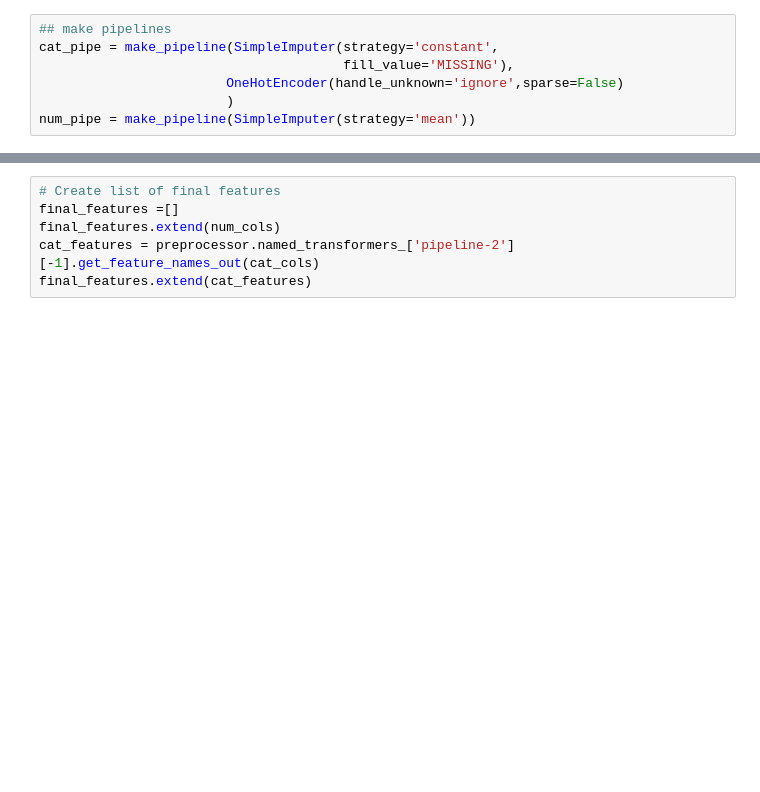
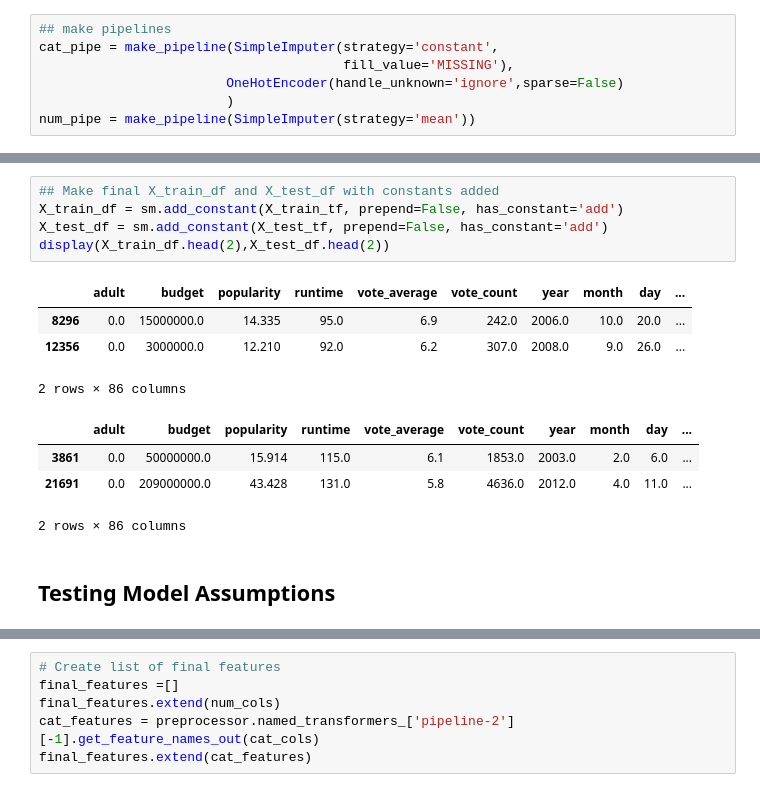
Before and after one commit to Numann-Malik/IMDB, a Jupyter notebook: IMDB_LInear_Regression_Models.ipynb, the cells around one changed output, grey strips where cells are left out. Drawn from its saved outputs; the diff is of its cells as text; blank space fills up the shorter version.

```diff
--- a/IMDB_LInear_Regression_Models.ipynb
+++ b/IMDB_LInear_Regression_Models.ipynb
@@ -514,0 +605,16 @@ ColumnTransformer(remainder='passthrough',
+# %%
+## Make final X_train_df and X_test_df with constants added
+X_train_df = sm.add_constant(X_train_tf, prepend=False, has_constant='add')
+X_test_df = sm.add_constant(X_test_tf, prepend=False, has_constant='add')
+display(X_train_df.head(2),X_test_df.head(2))
+# %% [output]
+|  | adult | budget | popularity | runtime | vote_average | vote_count | year | month | day | ... |
+| 8296 | 0.0 | 15000000.0 | 14.335 | 95.0 | 6.9 | 242.0 | 2006.0 | 10.0 | 20.0 | ... |
+| 12356 | 0.0 | 3000000.0 | 12.210 | 92.0 | 6.2 | 307.0 | 2008.0 | 9.0 | 26.0 | ... |
+2 rows × 86 columns
+|  | adult | budget | popularity | runtime | vote_average | vote_count | year | month | day | ... |
+| 3861 | 0.0 | 50000000.0 | 15.914 | 115.0 | 6.1 | 1853.0 | 2003.0 | 2.0 | 6.0 | ... |
+| 21691 | 0.0 | 209000000.0 | 43.428 | 131.0 | 5.8 | 4636.0 | 2012.0 | 4.0 | 11.0 | ... |
+2 rows × 86 columns
+# %% [markdown]
+## Testing Model Assumptions
```
Also changed, not shown: parts of 25 cells of this notebook.
